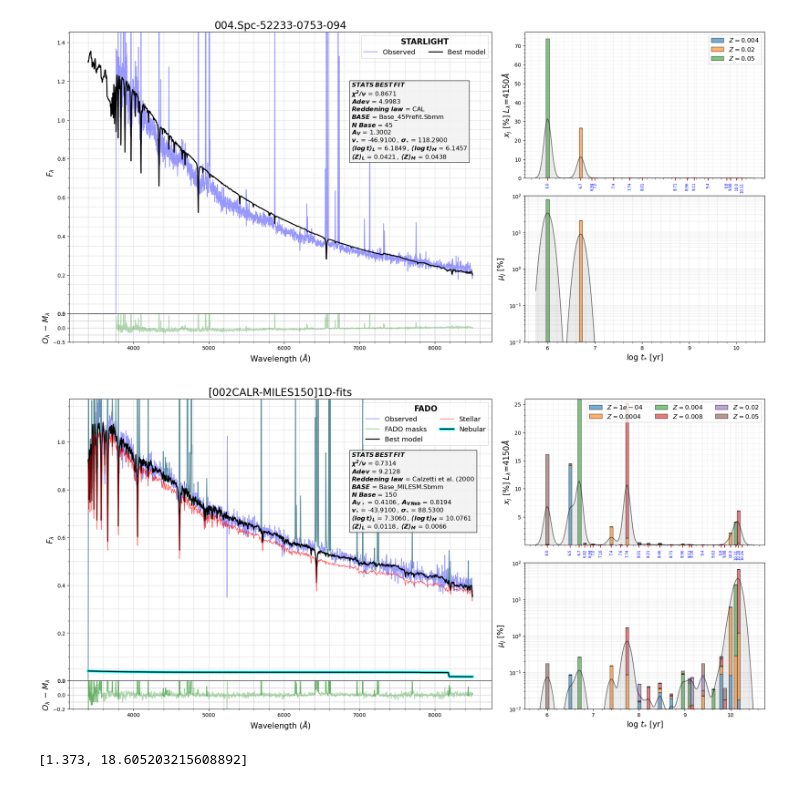
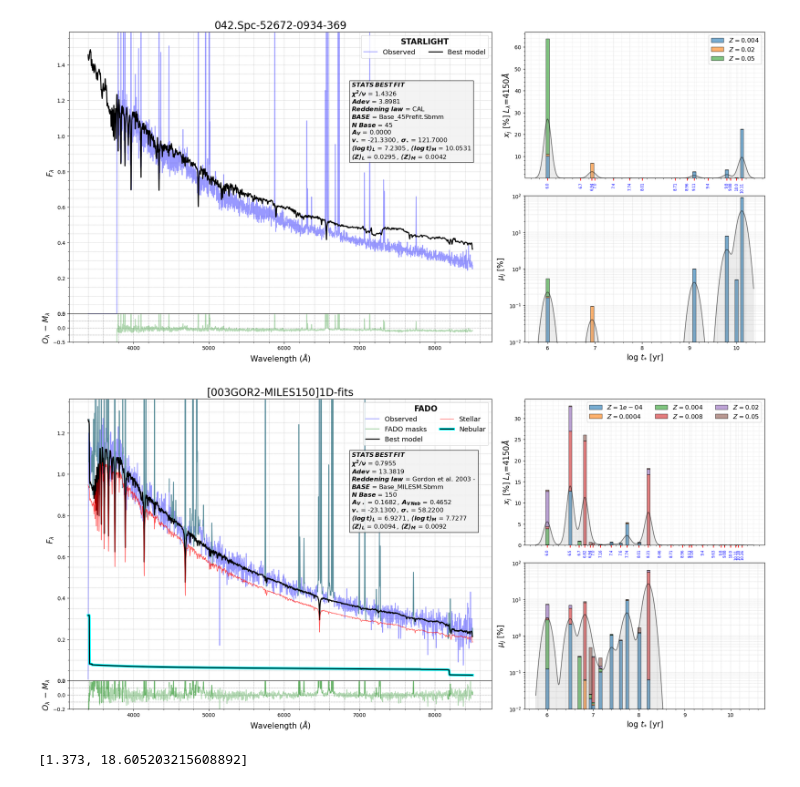
Before and after one commit to hol1m4n/HIIGalaxies, a Jupyter notebook: Spectral_synthesis/Spectral analysis.ipynb, the cells around one changed output. Saved outputs shown, nothing was run; the diff lists cells and outputs as text; code cells hidden in the pictures.

```diff
--- a/Spectral_synthesis/Spectral analysis.ipynb
+++ b/Spectral_synthesis/Spectral analysis.ipynb
@@ -38,15 +42,15 @@ ValueError: No se encontró la línea de cabecera que inicia con '# j'.
 # %%
-sr.spec_pop_STAR_mod(id = '004.CAL.MILES45.fits',
+sr.spec_pop_STAR_mod(id = '042.CAL.MILES45.fits',
             home = '/home/holman/StarLightv05/outputs/prefit/')
 
 # El numero 56 seria el perfecto para probar el fitter de las lineas y creacion de mascaras.
 # %% [output]
-[figure, old version]
+[figure, new version]
 # %%
-sr.spec_pop_FADO_mod(id = '002CALR.MILES150_1D.fits',
+sr.spec_pop_FADO_mod(id = '003GOR2.MILES150_1D.fits',
             home = '/home/holman/FADOv1b/o_FR4150/')
 # %% [output]
-[figure, old version]
+[figure, new version]
 # %%
 sr.FADO_merit_reader(id = '077CALR.MILES150_1D.fits',
             home = '/home/holman/FADOv1b/o_FR4150/')
```
Also changed, not shown: parts of 6 cells of this notebook, 32 other files.
